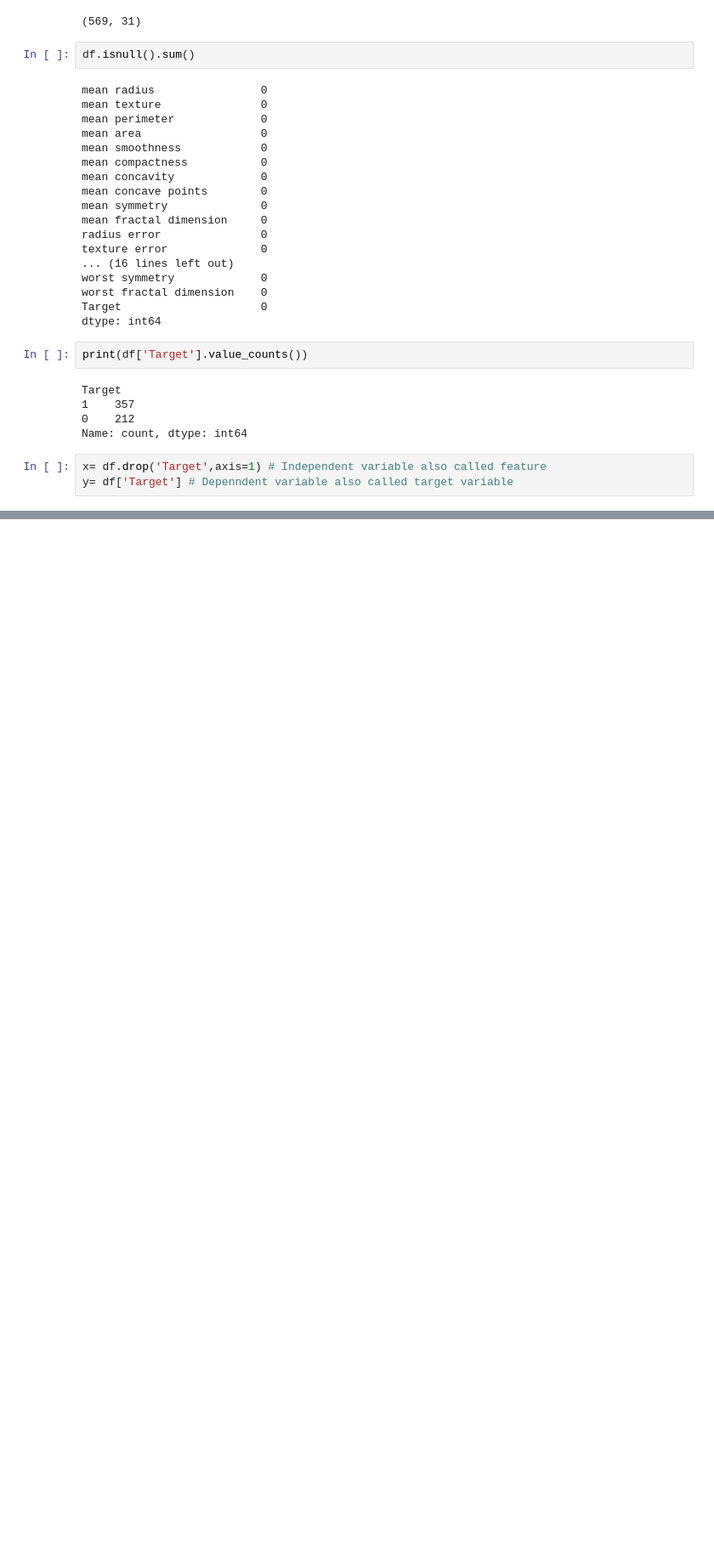
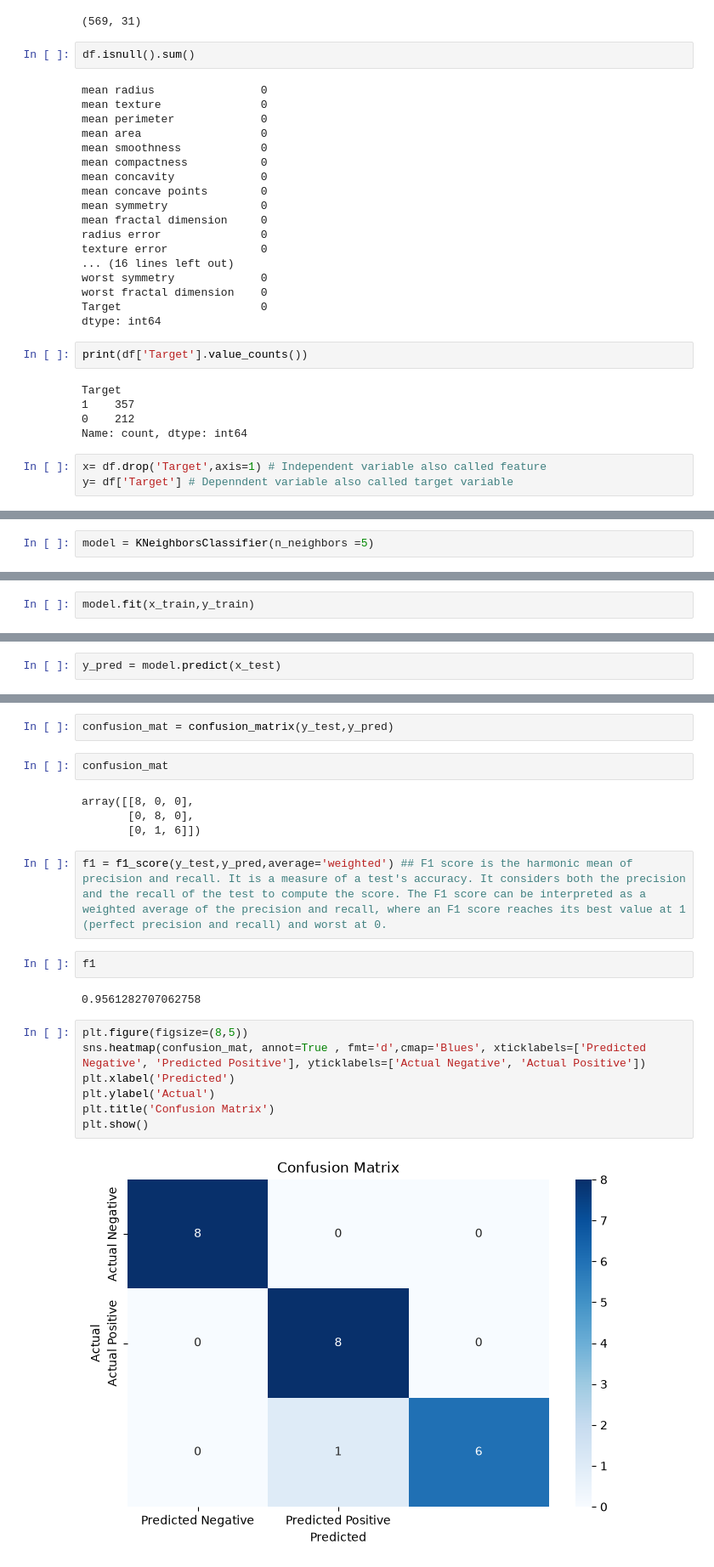
Before and after one commit to Shaurya170319/PBEL12, a Jupyter notebook: KNN.ipynb, the cells around one changed output, grey strips where cells are left out. Shown at 85% size. Saved outputs shown, nothing was run; the diff lists cells and outputs as text; blank space fills up the shorter version.

```diff
--- a/KNN.ipynb
+++ b/KNN.ipynb
@@ -252,0 +465,2 @@ x_train,x_test,y_train,y_test= train_test_split(
+# %%
+model = KNeighborsClassifier(n_neighbors =5)
@@ -252,0 +471,2 @@ x_train,x_test,y_train,y_test= train_test_split(
+# %%
+model.fit(x_train,y_train)
@@ -252,0 +475,2 @@ x_train,x_test,y_train,y_test= train_test_split(
+# %%
+y_pred = model.predict(x_test)
@@ -252,0 +508,23 @@ x_train,x_test,y_train,y_test= train_test_split(
+# %%
+confusion_mat = confusion_matrix(y_test,y_pred)
+# %%
+confusion_mat
+# %% [output]
+array([[8, 0, 0],
+       [0, 8, 0],
+       [0, 1, 6]])
+# %%
+f1 = f1_score(y_test,y_pred,average='weighted') ## F1 score is the harmonic mean of precision and recall. It is a measure of a test's accuracy. It considers both the precision and the recall of the test to compute the score. The F1 score can be interpreted as a weighted average of the precision and recall, where an F1 score reaches its best value at 1 (perfect precision and recall) and worst at 0.
+# %%
+f1
+# %% [output]
+0.9561282707062758
+# %%
+plt.figure(figsize=(8,5))
+sns.heatmap(confusion_mat, annot=True , fmt='d',cmap='Blues', xticklabels=['Predicted Negative', 'Predicted Positive'], yticklabels=['Actual Negative', 'Actual Positive'])
+plt.xlabel('Predicted')
+plt.ylabel('Actual')
+plt.title('Confusion Matrix')
+plt.show()
+# %% [output]
+[figure, added]
```
Also changed, not shown: parts of 59 cells of this notebook.
